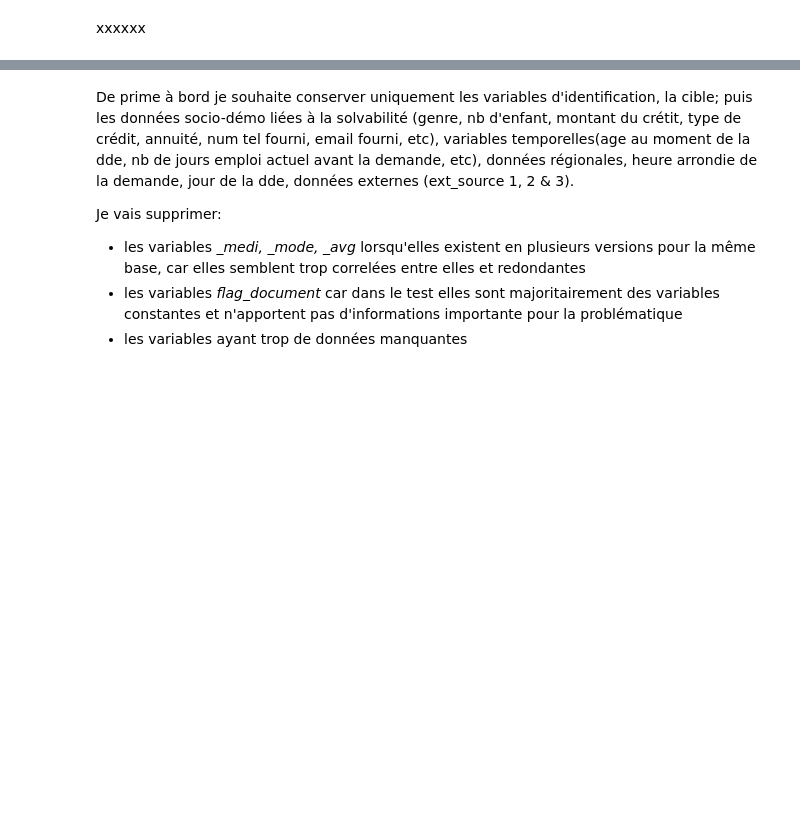
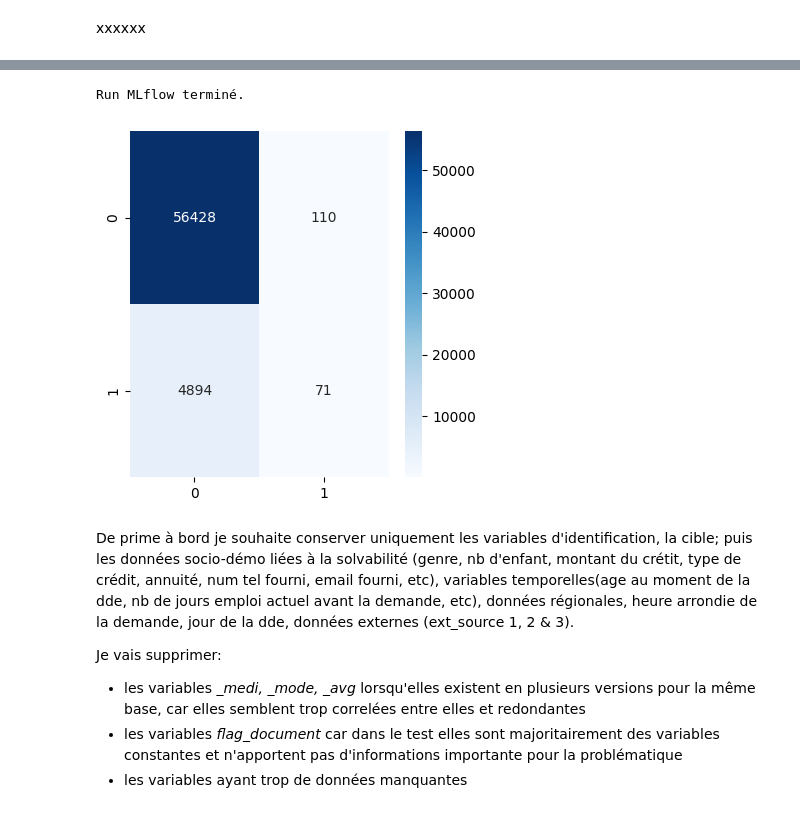
Before and after one commit to Diaure/Classification-Risque-Credit-Pipeline-MLOps-, a Jupyter notebook: P6_202602.ipynb, the cells around one changed output, grey strips where cells are left out. Saved outputs shown, nothing was run; the diff lists cells and outputs as text; code cells hidden in the pictures; blank space fills up the shorter version.

Commit message:
MLFlow initialized

```diff
--- a/P6_202602.ipynb
+++ b/P6_202602.ipynb
@@ -1082,0 +1101,54 @@ MemoryError: Unable to allocate 709. MiB for an array with shape (302, 307511) a
+# %%
+mlflow.set_experiment("home_credit_test")
+with mlflow.start_run(run_name="missing_flag + logistic_regression"):
+
+    # 1) Preprocessing
+    X_prep = preprocess_missing_flag(X)
+
+    # 2) Séparation des données selon leur type
+    num_cols = X_prep.select_dtypes(include=["int64", "float64"]).columns.tolist()
+    cat_cols = X_prep.select_dtypes(include=["object", "category"]).columns.tolist()
+    bool_cols = X_prep.select_dtypes(include=["bool"]).columns.tolist()
+
+    # 3) Séparation des colonnes catégorielles avec peu de catégories(low-card) et beaucoup de catégories(high-card): Target Encoder
+    low_card_cols = [c for c in cat_cols if X_prep[c].nunique() <= 10]
+    high_card_cols = [c for c in cat_cols if X_prep[c].nunique() > 10]
+
+    # 4) Transformation des colonnes: ColumnTransformer
+    preprocessor = ColumnTransformer(
+        transformers=[
+            ("num", StandardScaler(), num_cols),
+            ("low_card", OneHotEncoder(handle_unknown="ignore"), low_card_cols),
+            ("high_card", TargetEncoder(), high_card_cols),
+            ("bool", "passthrough", bool_cols)])
+
+    # 5) Construction du Pipeline
+    pipe = Pipeline([
+        ("preprocess", preprocessor),
+        ("model", LogisticRegression(max_iter=500))])
+
+    # 6) Train/test split
+    X_train, X_test, y_train, y_test = train_test_split(X_prep, y, test_size=0.2, stratify=y, random_state=42)
+
+    # 7) Fit + prédiction
+    pipe.fit(X_train, y_train)
+    y_proba = pipe.predict_proba(X_test)[:, 1]
+
+    auc = roc_auc_score(y_test, y_proba)
+    mlflow.log_metric("roc_auc", auc)
+
+    # 8) Matrice de confusion
+    y_pred = pipe.predict(X_test)
+    cm = confusion_matrix(y_test, y_pred)
+
+    fig, ax = plt.subplots(figsize=(4,4))
+    sns.heatmap(cm, annot=True, fmt="d", cmap="Blues", ax=ax)
+    plt.tight_layout()
+    plt.savefig("cm.png")
+    mlflow.log_artifact("cm.png")
+
+    # 9) Log du modèle
+    mlflow.sklearn.log_model(pipe, "logreg_model")
+
+print("Run MLflow terminé.")
+# %% [output]
@@ -1083,3 +1172,5 @@ MemoryError: Unable to allocate 709. MiB for an array with shape (302, 307511) a
+Run MLflow terminé.
+[figure, added]
 # %%
 def gerer_valeurs_manquantes(df):
     df = df.copy()
```
Also changed, not shown: parts of 13 cells of this notebook, 8 other files.
